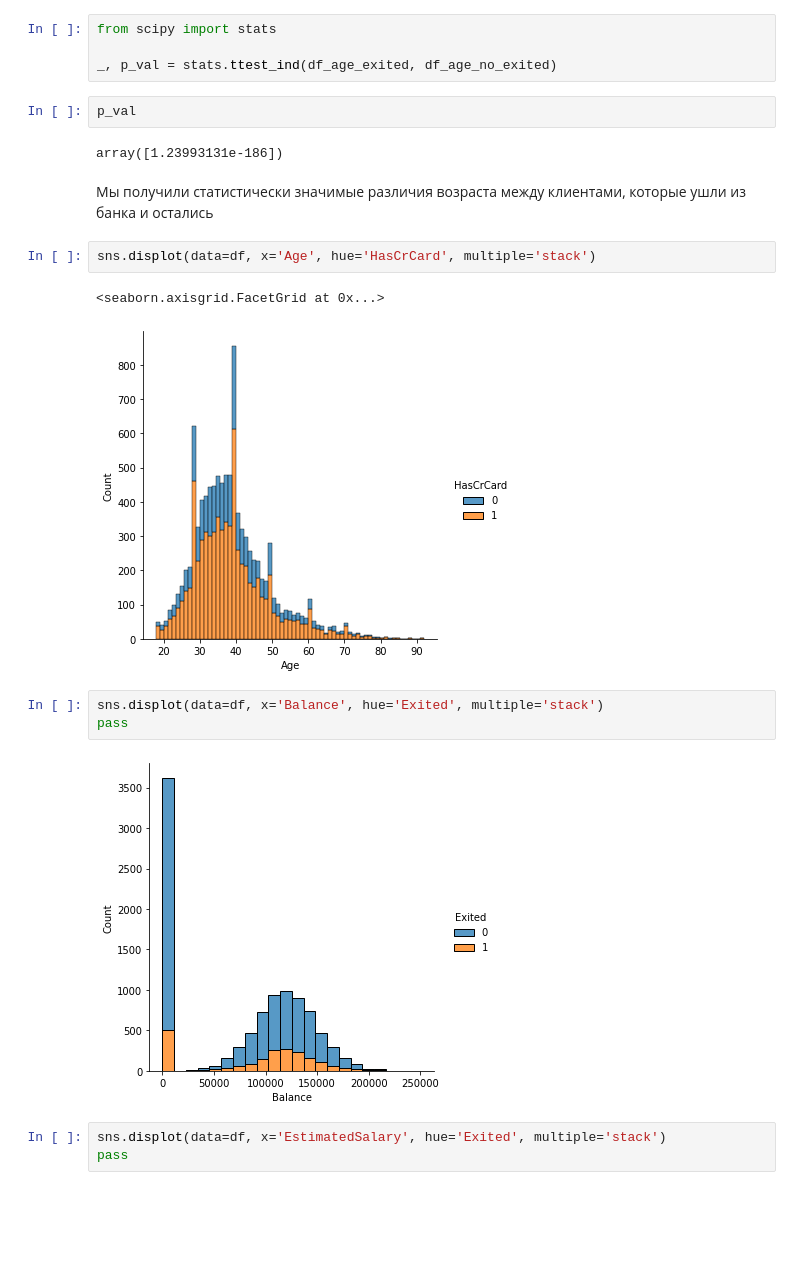
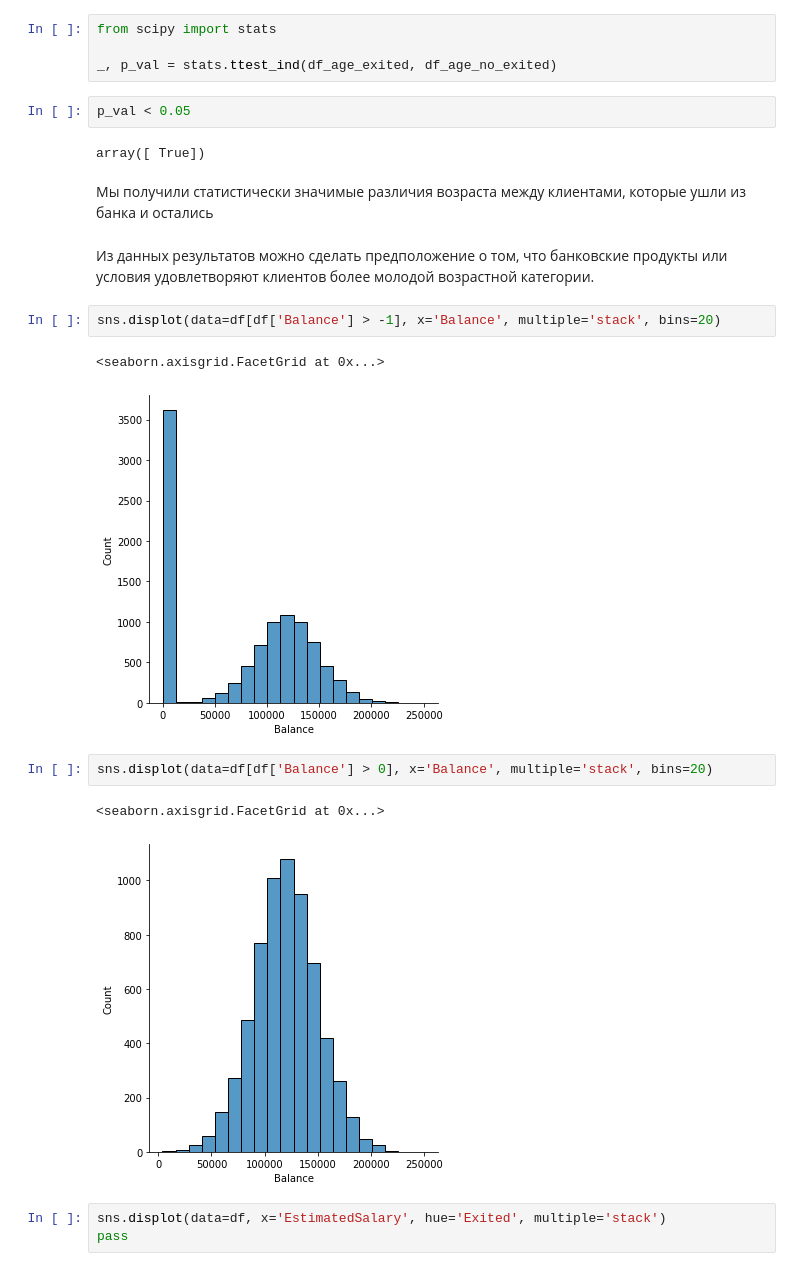
Before and after one commit to tarasov001/bank_customers_churn, a Jupyter notebook: bank_customers_churn.ipynb, the cells around one changed output. Drawn from its saved outputs; the diff is of its cells as text; blank space fills up the shorter version.

```diff
--- a/bank_customers_churn.ipynb
+++ b/bank_customers_churn.ipynb
@@ -120,21 +122,23 @@ from scipy import stats
 
 _, p_val = stats.ttest_ind(df_age_exited, df_age_no_exited)
 # %%
-p_val
+p_val < 0.05
 # %% [output]
-array([1.23993131e-186])
+array([ True])
 # %% [markdown]
 Мы получили статистически значимые различия возраста между клиентами, которые ушли из банка и остались
+# %% [markdown]
+Из данных результатов можно сделать предположение о том, что банковские продукты или условия удовлетворяют клиентов более молодой возрастной категории.
 # %%
-sns.displot(data=df, x='Age', hue='HasCrCard', multiple='stack')
+sns.displot(data=df[df['Balance'] > -1], x='Balance', multiple='stack', bins=20)
 # %% [output]
 <seaborn.axisgrid.FacetGrid at 0x...>
-[figure, old version]
+[figure, new version]
 # %%
-sns.displot(data=df, x='Balance', hue='Exited', multiple='stack')
-pass
+sns.displot(data=df[df['Balance'] > 0], x='Balance', multiple='stack', bins=20)
 # %% [output]
+<seaborn.axisgrid.FacetGrid at 0x...>
-[figure, old version]
+[figure, new version]
 # %%
 sns.displot(data=df, x='EstimatedSalary', hue='Exited', multiple='stack')
 pass
```
Also changed, not shown: parts of 42 cells of this notebook.
